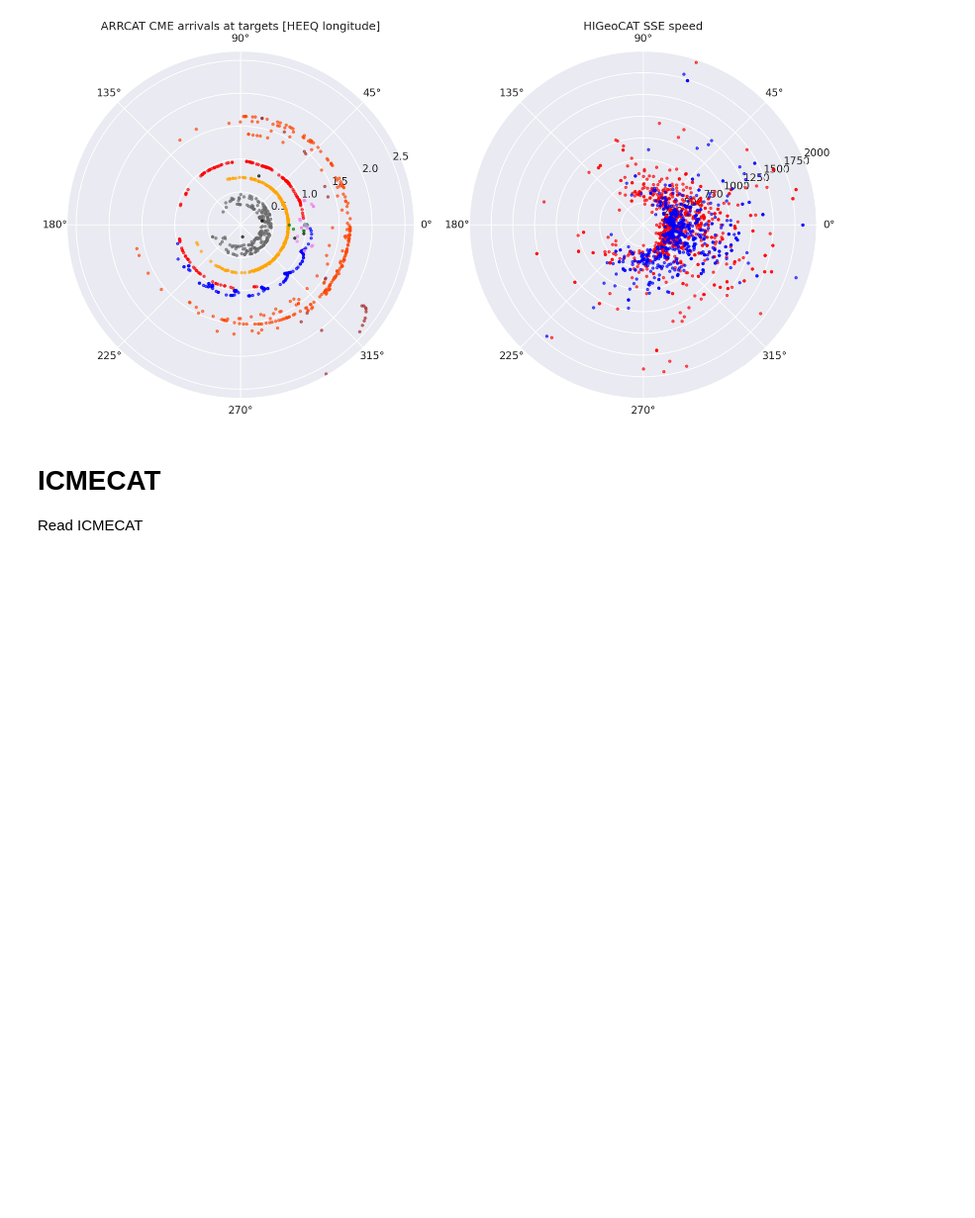
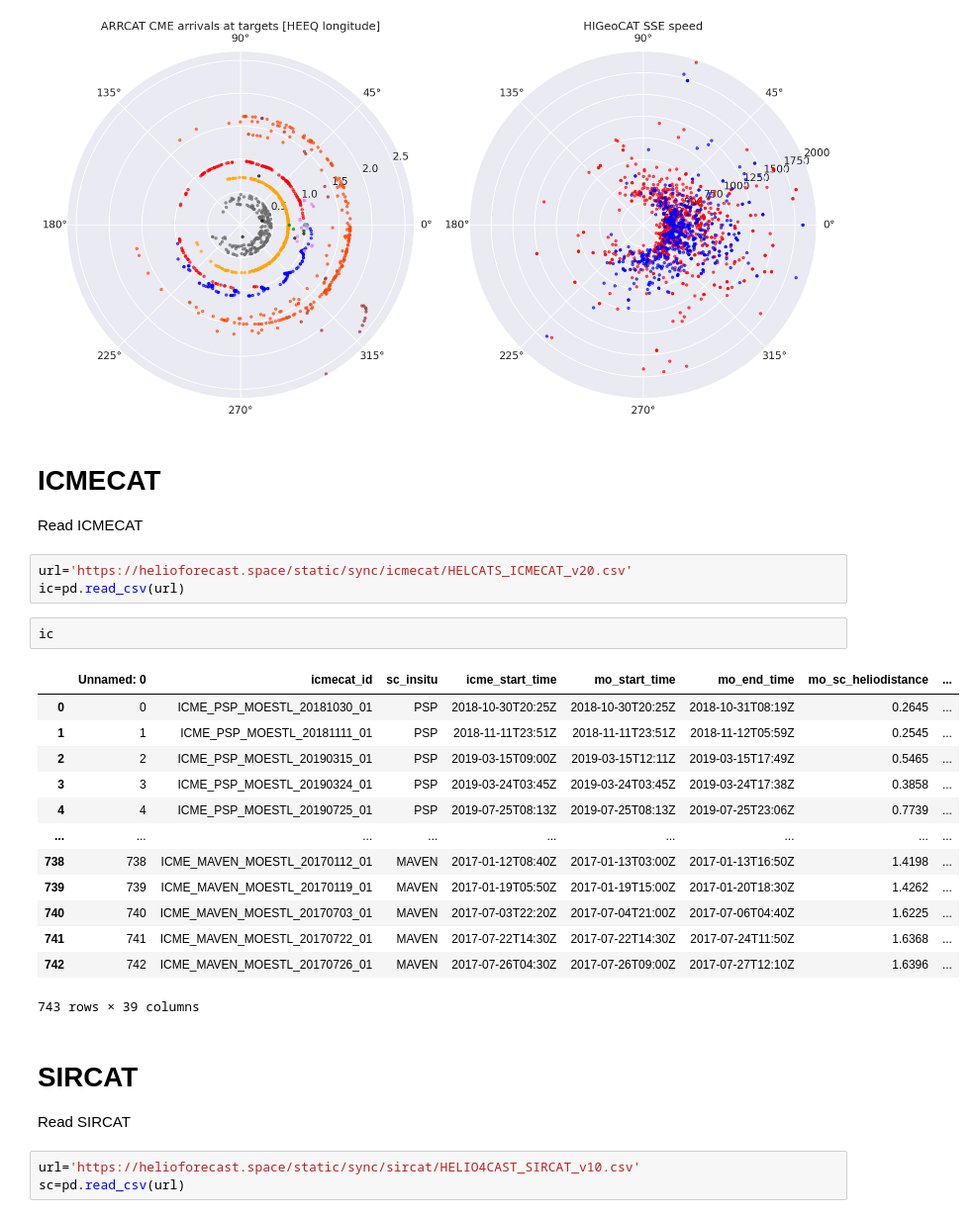
Before and after one commit to cmoestl/heliocats, a Jupyter notebook: read_helio_catalogs.ipynb, the cells around one changed output. Shown at 99% size. Drawn from its saved outputs; the diff is of its cells as text; blank space fills up the shorter version.

```diff
--- a/read_helio_catalogs.ipynb
+++ b/read_helio_catalogs.ipynb
@@ -166,3 +167,30 @@ plt.tight_layout()
 
 
 Read ICMECAT
+# %%
+url='https://helioforecast.space/static/sync/icmecat/HELCATS_ICMECAT_v20.csv'
+ic=pd.read_csv(url)
+# %%
+ic
+# %% [output]
+|  | Unnamed: 0 | icmecat_id | sc_insitu | icme_start_time | mo_start_time | mo_end_time | mo_sc_heliodistance | ... |
+| 0 | 0 | ICME_PSP_MOESTL_20181030_01 | PSP | 2018-10-30T20:25Z | 2018-10-30T20:25Z | 2018-10-31T08:19Z | 0.2645 | ... |
+| 1 | 1 | ICME_PSP_MOESTL_20181111_01 | PSP | 2018-11-11T23:51Z | 2018-11-11T23:51Z | 2018-11-12T05:59Z | 0.2545 | ... |
+| 2 | 2 | ICME_PSP_MOESTL_20190315_01 | PSP | 2019-03-15T09:00Z | 2019-03-15T12:11Z | 2019-03-15T17:49Z | 0.5465 | ... |
+| 3 | 3 | ICME_PSP_MOESTL_20190324_01 | PSP | 2019-03-24T03:45Z | 2019-03-24T03:45Z | 2019-03-24T17:38Z | 0.3858 | ... |
+| 4 | 4 | ICME_PSP_MOESTL_20190725_01 | PSP | 2019-07-25T08:13Z | 2019-07-25T08:13Z | 2019-07-25T23:06Z | 0.7739 | ... |
+| ... | ... | ... | ... | ... | ... | ... | ... | ... |
+| 738 | 738 | ICME_MAVEN_MOESTL_20170112_01 | MAVEN | 2017-01-12T08:40Z | 2017-01-13T03:00Z | 2017-01-13T16:50Z | 1.4198 | ... |
+| 739 | 739 | ICME_MAVEN_MOESTL_20170119_01 | MAVEN | 2017-01-19T05:50Z | 2017-01-19T15:00Z | 2017-01-20T18:30Z | 1.4262 | ... |
+| 740 | 740 | ICME_MAVEN_MOESTL_20170703_01 | MAVEN | 2017-07-03T22:20Z | 2017-07-04T21:00Z | 2017-07-06T04:40Z | 1.6225 | ... |
+| 741 | 741 | ICME_MAVEN_MOESTL_20170722_01 | MAVEN | 2017-07-22T14:30Z | 2017-07-22T14:30Z | 2017-07-24T11:50Z | 1.6368 | ... |
+| 742 | 742 | ICME_MAVEN_MOESTL_20170726_01 | MAVEN | 2017-07-26T04:30Z | 2017-07-26T09:00Z | 2017-07-27T12:10Z | 1.6396 | ... |
+743 rows × 39 columns
+# %% [markdown]
+# SIRCAT
+
+
+Read SIRCAT
+# %%
+url='https://helioforecast.space/static/sync/sircat/HELIO4CAST_SIRCAT_v10.csv'
+sc=pd.read_csv(url)
```
Also changed, not shown: parts of 2 cells of this notebook.
